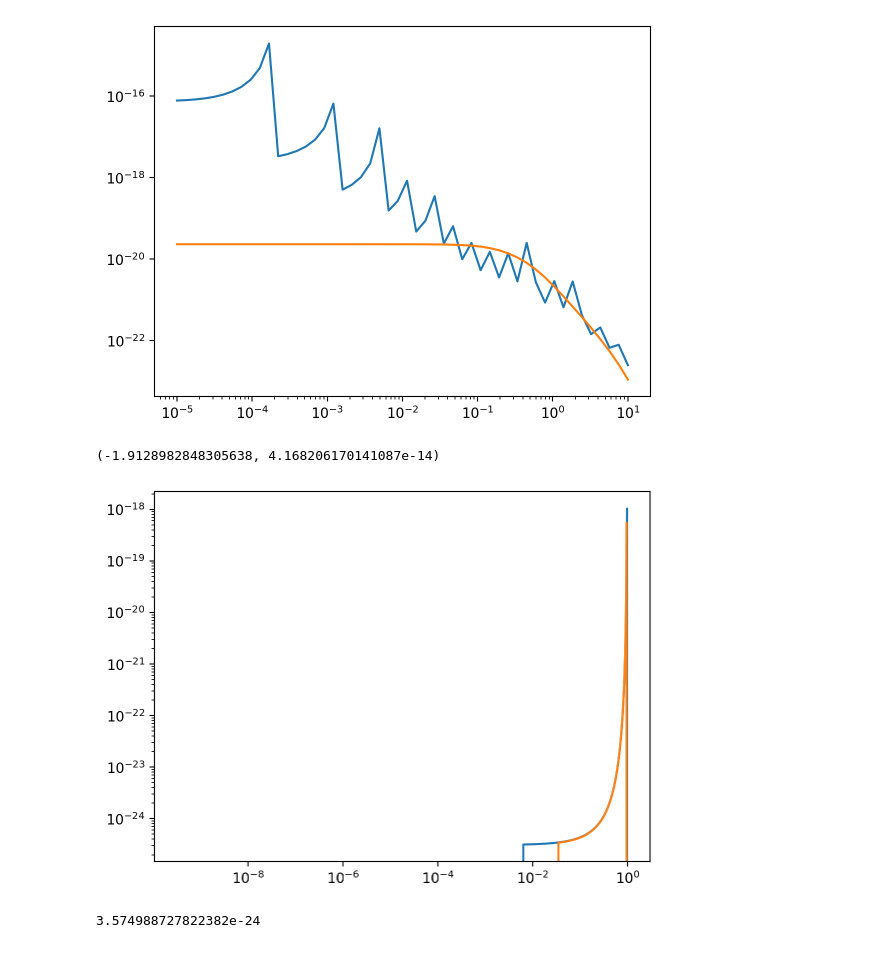
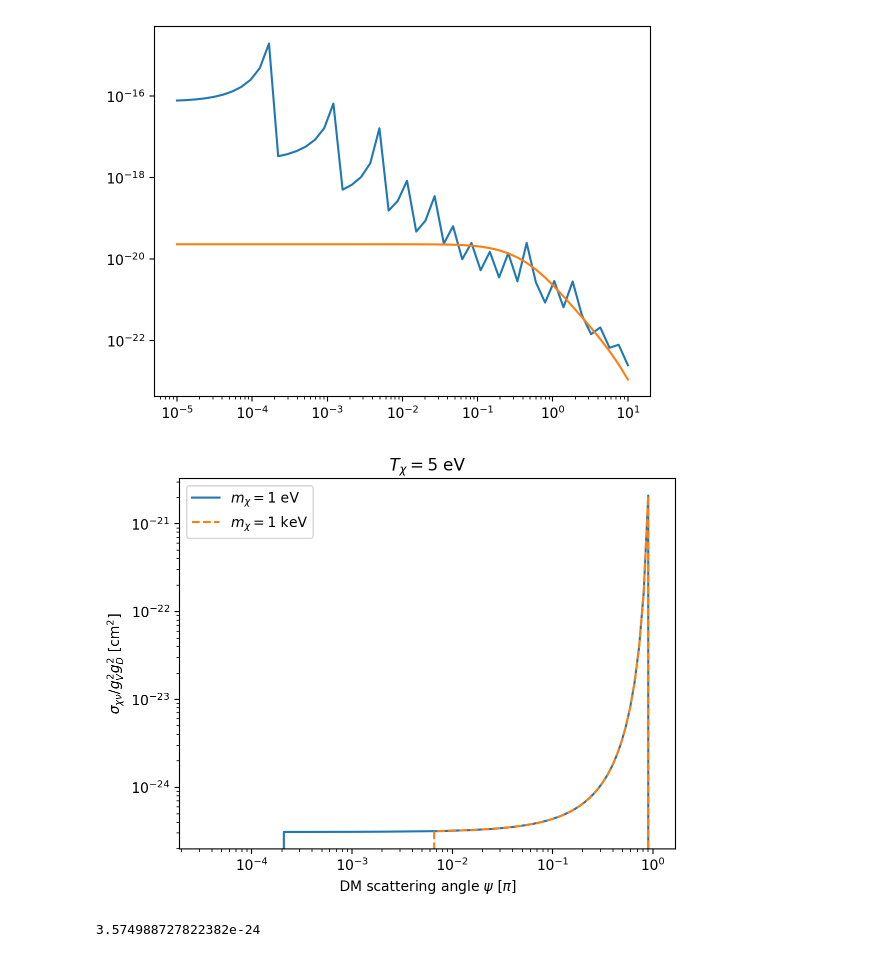
Before and after one commit to yenhsunlin/SNnuBDM2, a Jupyter notebook: src/crox.ipynb, the cells around one changed output. Saved outputs shown, nothing was run; the diff lists cells and outputs as text; code cells hidden in the pictures.

```diff
--- a/src/crox.ipynb
+++ b/src/crox.ipynb
@@ -347,17 +347,31 @@ plt.yscale('log')
 # %% [output]
 [figure]
 # %%
-dblquad(lambda y,x: np.sin(x)*np.sin(y),-1,2,np.pi,0)
+Tx = 5
+mx_ls = np.logspace(-5,1,50)
+gV = 1
+gD = 1
+eps = 1
+psi_ls = np.logspace(-4,np.log10(np.pi),100)
+sigxv_psi_mx1keV = []
+sigxv_psi_mx1eV = []
+for psi in psi_ls:
+    sigxv_psi_mx1keV.append(diffCrossSectionNuDM(psi,Tx,1e-3,1e-3/3,gV,gD,max_Ev=1000))
+    sigxv_psi_mx1eV.append(diffCrossSectionNuDM(psi,Tx,1e-6,1e-6/3,gV,gD,max_Ev=1000))
+    #sigxv.append(quad(lambda psi: diffCrossSectionNuDM(psi,Tx,mx,mx/3,gV,gD,max_Ev=100),0,np.pi)[0])
+    #sigxv_newton.append(diffCrossSectionNuDM(psi,Tx,mx,mx/3,gV,gD,method='newton')
-# %% [output]
-(-1.9128982848305638, 4.168206170141087e-14)
 # %%
-plt.plot(np.logspace(-9,np.log10(np.pi),1000)/np.pi,sigxv_psi_mx1keV)
-plt.plot(np.logspace(-9,np.log10(np.pi),1000)/np.pi,sigxv_psi_mx30keV)
+plt.plot(psi_ls/np.pi,sigxv_psi_mx1eV,label=r'$m_\chi=1$ eV')
+plt.plot(psi_ls/np.pi,sigxv_psi_mx1keV,'--',label=r'$m_\chi=1$ keV')
 plt.xscale('log')
 plt.yscale('log')
-#plt.ylim(1e-27,3e-26)
+plt.legend()
+plt.xlabel(r'DM scattering angle $\psi$ [$\pi$]')
+plt.ylabel(r'$\sigma_{\chi\nu}/g_V^2 g_D^2$ [cm$^2$]')
+plt.title(r'$T_\chi = 5$ eV')
+plt.savefig('sigma_xv.pdf',bbox_inches='tight')
 # %% [output]
-[figure, old version]
+[figure, new version]
 # %%
 # Kinetic mixing from mu/tau loops, only important when the direct mixing \epsilon = 0
 def eps_prime(gV,q):
```
Also changed, not shown: 6 other files.
